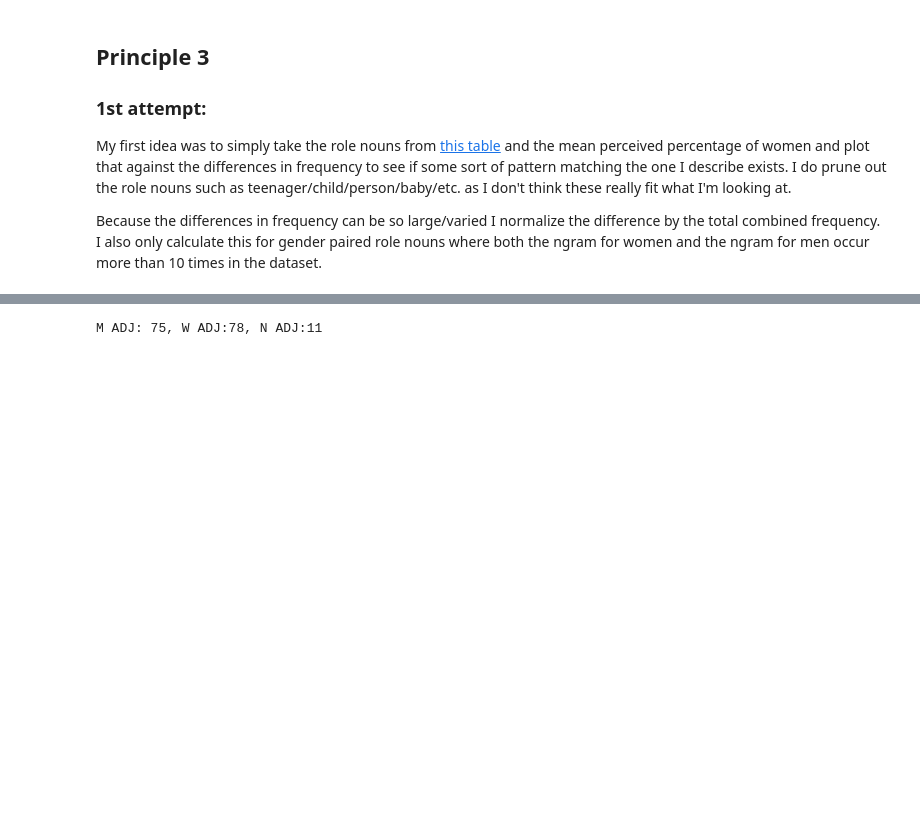
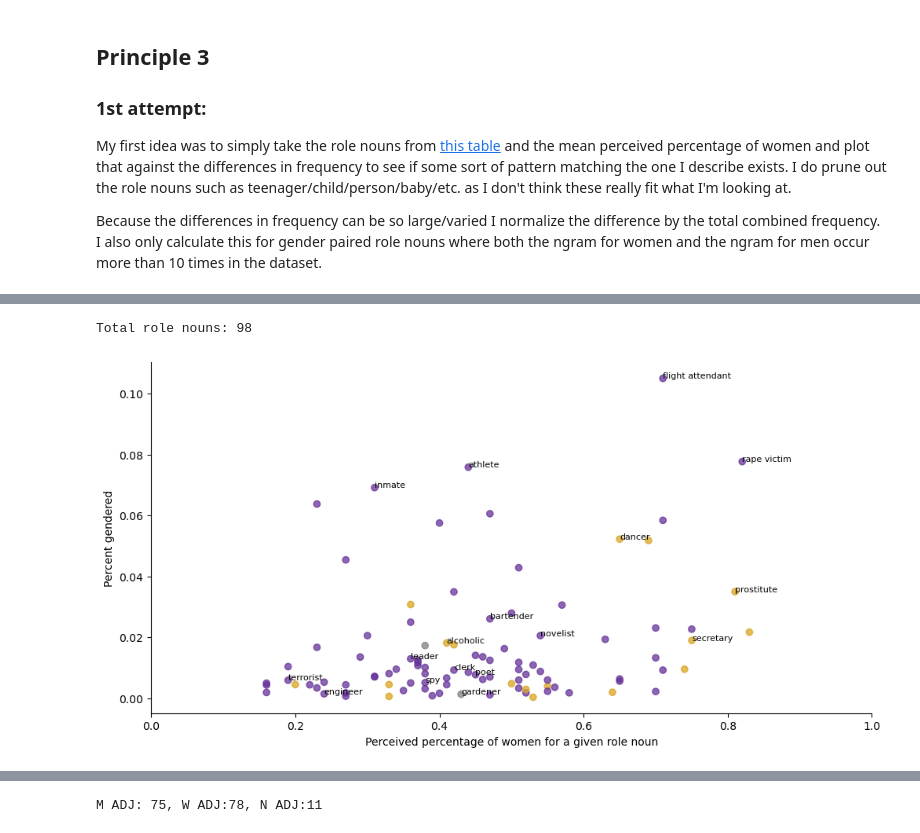
Before and after one commit to katie-warburton/Exploring-Biases-in-Gendered-Categories, a Jupyter notebook: Predicting Markedness/Predicting Frequency Asymmetries.ipynb, the cells around one changed output, grey strips where cells are left out. Drawn from its saved outputs; the diff is of its cells as text; code cells hidden in the pictures; blank space fills up the shorter version.

```diff
--- a/Predicting Markedness/Predicting Frequency Asymmetries.ipynb
+++ b/Predicting Markedness/Predicting Frequency Asymmetries.ipynb
@@ -103,0 +132,36 @@ Total role nouns: 88
+# %%
+prop_gendered = []
+for noun in role_nouns:
+    count = df_generic[df_generic['ROLE NOUN'] == noun]['% W'].values[0]
+    term_w = '<W> ' + noun
+    term_m = '<M> ' + noun
+    freq_w = sum(df_all[df_all['PHRASE'] == term_w]['FREQ'].values)
+    freq_m = sum(df_all[df_all['PHRASE'] == term_m]['FREQ'].values)
+
+    freq_noun = sum(df_generic[df_generic['ROLE NOUN'] == noun]['FREQ'].values)
+
+    if freq_w < 5 or freq_m < 5:
+        continue
+    else:
+        percent_gendered =(freq_w + freq_m)/freq_noun
+        prop_gendered.append(percent_gendered)
+# %%
+fig = plt.figure(figsize=(10, 5))
+ax = fig.add_subplot(111)
+col = np.where(np.array(freq_diffs_1) > 0, 'rebeccapurple', np.where(np.array(freq_diffs_1) < 0, 'goldenrod', 'gray'))
+plt.scatter(percent_w_1, prop_gendered, c=col, alpha=0.75)
+ax.spines[['right', 'top']].set_visible(False)
+for i, txt in enumerate(labels_1):
+    if i%7 == 0 or prop_gendered[i] > 0.07:
+        ax.text(percent_w_1[i], prop_gendered[i], txt, fontsize=8)
+plt.xlim(0, 1)
+plt.margins(x=0)
+plt.tight_layout()
+plt.ylabel('Percent gendered')
+#plt.yscale('log')
+plt.xlabel('Perceived percentage of women for a given role noun')
+plt.savefig('role_nouns.jpeg', dpi=400)
+print('Total role nouns:', len(labels_1))
+# %% [output]
+Total role nouns: 98
+[figure, added]
```
Also changed, not shown: parts of 19 cells of this notebook, 20 other files.
